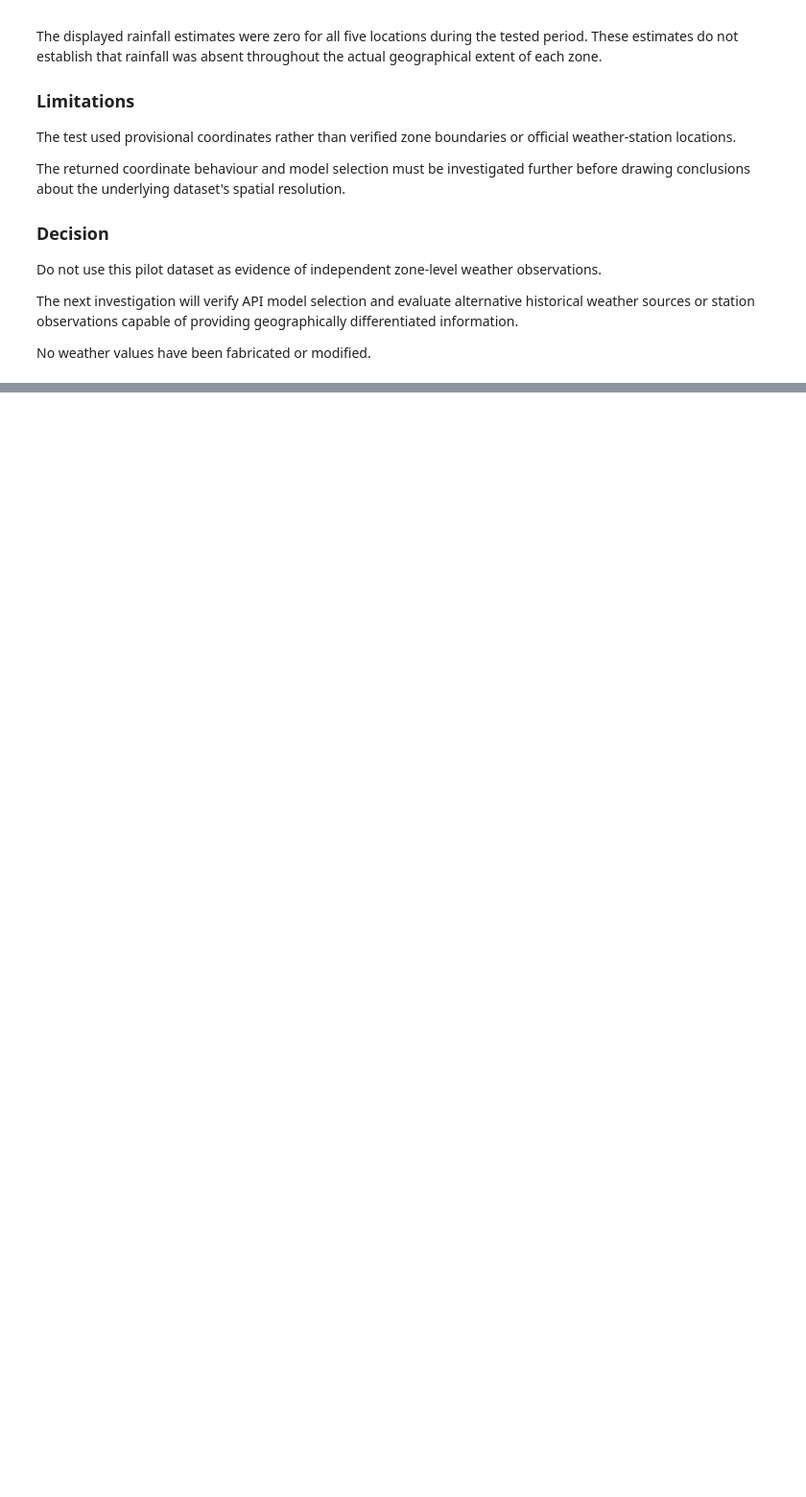
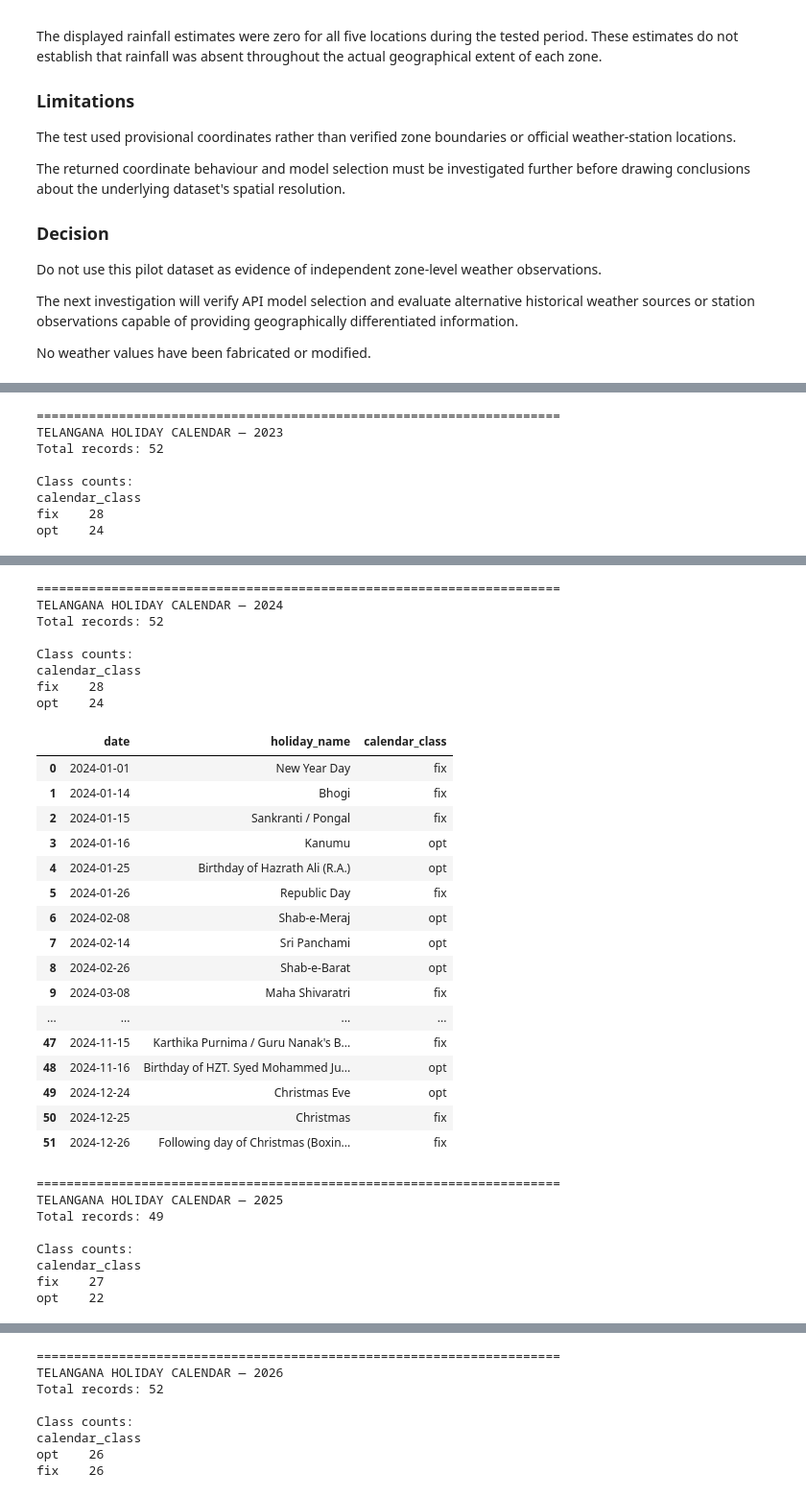
Before and after one commit to Venkatpotla33/AI-Enhanced-Hyperlocal-Food-Demand-Forecasting, a Jupyter notebook: notebooks/04_live_contextual_data_collection_and_integration.ipynb, the cells around one changed output, grey strips where cells are left out. Shown at 96% size. Saved outputs shown, nothing was run; the diff lists cells and outputs as text; code cells hidden in the pictures; blank space fills up the shorter version.

```diff
--- a/notebooks/04_live_contextual_data_collection_and_integration.ipynb
+++ b/notebooks/04_live_contextual_data_collection_and_integration.ipynb
@@ -4183,0 +6895,29 @@ No weather values have been fabricated or modified.
+# %%
+# Review all extracted records, grouped by year and HTML class.
+
+for year in [2023, 2024, 2025, 2026]:
+    print(f"\n{'=' * 70}")
+    print(f"TELANGANA HOLIDAY CALENDAR — {year}")
+
+    year_df = (
+        holidays_review_df[
+            holidays_review_df["year"] == year
+        ][["date", "holiday_name", "calendar_class"]]
+        .sort_values(["date", "holiday_name"])
+        .reset_index(drop=True)
+    )
+
+    print("Total records:", len(year_df))
+    print("\nClass counts:")
+    print(year_df["calendar_class"].value_counts().to_string())
+
+    display(year_df)
+# %% [output]
+======================================================================
+TELANGANA HOLIDAY CALENDAR — 2023
+Total records: 52
+
+Class counts:
+calendar_class
+fix    28
+opt    24
@@ -4183,0 +6941,33 @@ No weather values have been fabricated or modified.
+======================================================================
+TELANGANA HOLIDAY CALENDAR — 2024
+Total records: 52
+
+Class counts:
+calendar_class
+fix    28
+opt    24
+|  | date | holiday_name | calendar_class |
+| 0 | 2024-01-01 | New Year Day | fix |
+| 1 | 2024-01-14 | Bhogi | fix |
+| 2 | 2024-01-15 | Sankranti / Pongal | fix |
+| 3 | 2024-01-16 | Kanumu | opt |
+| 4 | 2024-01-25 | Birthday of Hazrath Ali (R.A.) | opt |
+| 5 | 2024-01-26 | Republic Day | fix |
+| 6 | 2024-02-08 | Shab-e-Meraj | opt |
+| 7 | 2024-02-14 | Sri Panchami | opt |
+| 8 | 2024-02-26 | Shab-e-Barat | opt |
+| 9 | 2024-03-08 | Maha Shivaratri | fix |
+| ... | ... | ... | ... |
+| 47 | 2024-11-15 | Karthika Purnima / Guru Nanak's B... | fix |
+| 48 | 2024-11-16 | Birthday of HZT. Syed Mohammed Ju... | opt |
+| 49 | 2024-12-24 | Christmas Eve | opt |
+| 50 | 2024-12-25 | Christmas | fix |
+| 51 | 2024-12-26 | Following day of Christmas (Boxin... | fix |
+======================================================================
+TELANGANA HOLIDAY CALENDAR — 2025
+Total records: 49
+
+Class counts:
+calendar_class
+fix    27
+opt    22
@@ -4183,0 +6991,8 @@ No weather values have been fabricated or modified.
+======================================================================
+TELANGANA HOLIDAY CALENDAR — 2026
+Total records: 52
+
+Class counts:
+calendar_class
+opt    26
+fix    26
```
Also changed, not shown: parts of 38 cells of this notebook, 3 other files.
